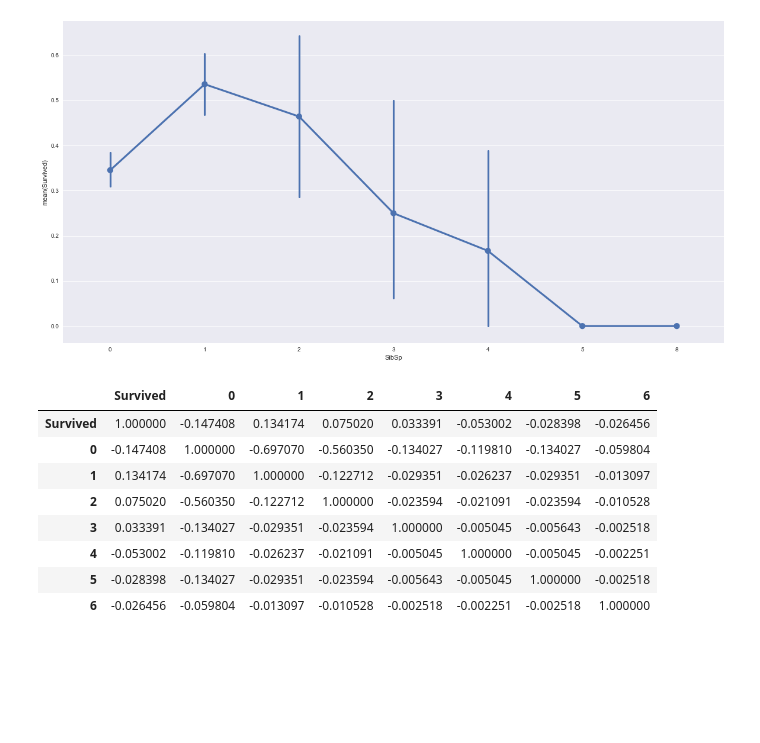
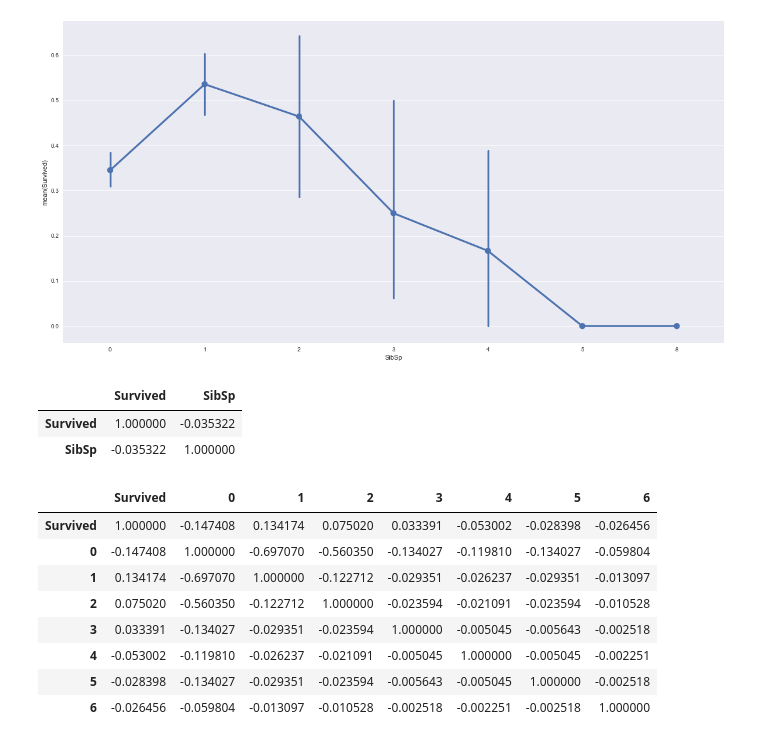
Before and after one commit to yaskyj/investigate-data-set, a Jupyter notebook: InvestigateTitanicData.ipynb, the cells around one changed output. Cells and saved outputs as stored; diff of their text form; code cells hidden in the pictures; blank space fills up the shorter version.

Commit message:
Begin to add extra correlations for sibsp and parch

```diff
--- a/InvestigateTitanicData.ipynb
+++ b/InvestigateTitanicData.ipynb
@@ -171,6 +173,13 @@ fig, ax = plt.subplots(figsize=(20, 10))
 sns.pointplot(x="SibSp", y="Survived", data=df);
 # %% [output]
 [figure]
+# %%
+#Calculate the correlation between Age and Survival
+df[['Survived', 'SibSp']].corr()
+# %% [output]
+|  | Survived | SibSp |
+| Survived | 1.000000 | -0.035322 |
+| SibSp | -0.035322 | 1.000000 |
 # %%
 #A new dataframe is created with the Survived series and dummie columns for Sex
 pd.concat([df['Survived'], pd.get_dummies(df['Parch']).rename(columns=lambda x: str(x))], axis=1).corr()
```
Also changed, not shown: parts of 2 cells of this notebook.
